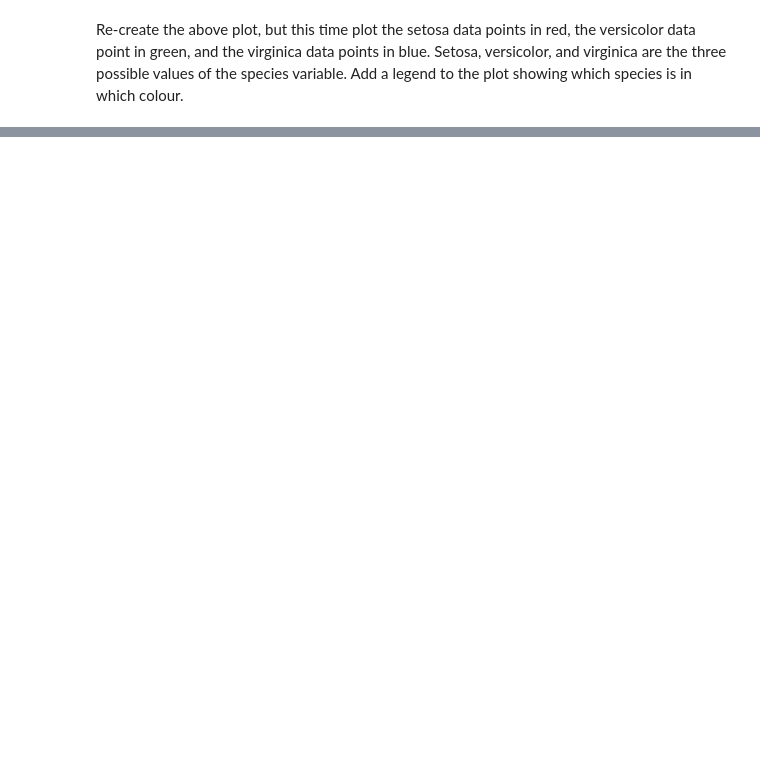
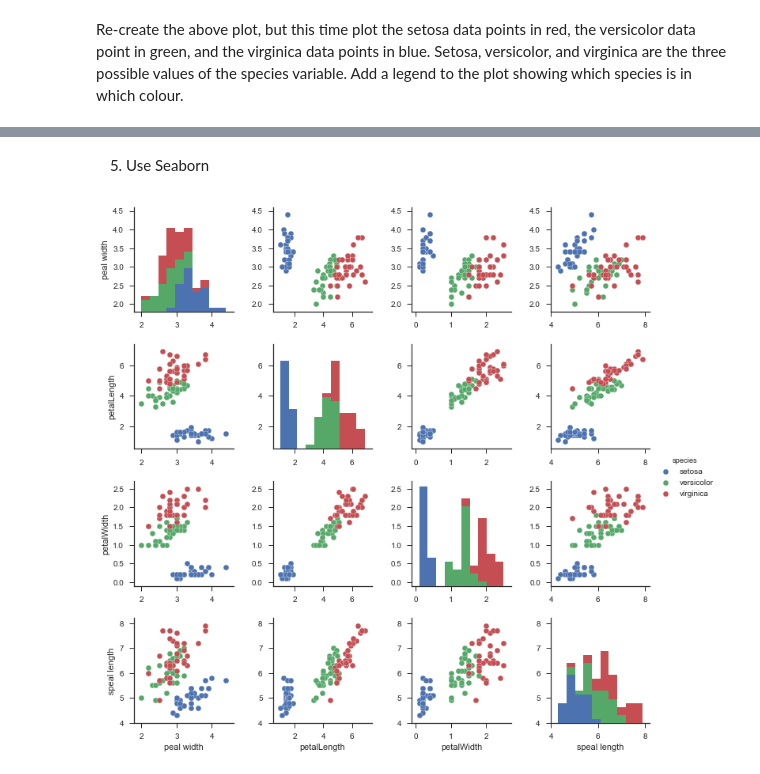
Before and after one commit to PedroHOMota/JupyterNotebook, a Jupyter notebook: Main.ipynb, the cells around one changed output, grey strips where cells are left out. Drawn from its saved outputs; the diff is of its cells as text; code cells hidden in the pictures; blank space fills up the shorter version.

```diff
--- a/Main.ipynb
+++ b/Main.ipynb
@@ -49,0 +75,9 @@ pl.show()
+# %% [markdown]
+5. Use Seaborn
+# %%
+iris=pd.DataFrame({'speal length':sepalLength,'peal width':sepalWidth,'petalLength':petalLength,'petalWidth':petalWidth,'species':species})
+sns.set(style="ticks")
+sns.pairplot(iris, hue="species")
+pl.show()
+# %% [output]
+[figure, added]
```
Also changed, not shown: parts of 19 cells of this notebook.
